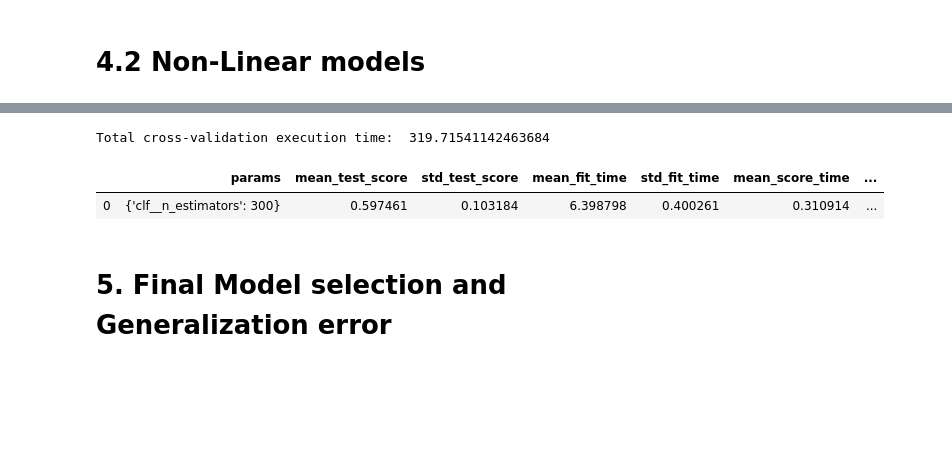
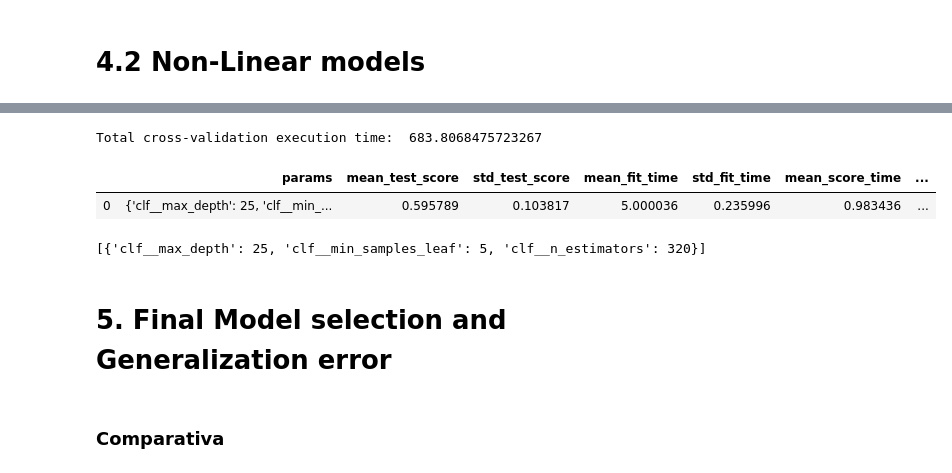
Before and after one commit to josebasierra/clasificacion-imagenes-mentales-APA, a Jupyter notebook: script.ipynb, the cells around one changed output, grey strips where cells are left out. Drawn from its saved outputs; the diff is of its cells as text; code cells hidden in the pictures; blank space fills up the shorter version.

```diff
--- a/script.ipynb
+++ b/script.ipynb
@@ -490,23 +526,31 @@ update_model("SVMRBF", SVMRBF_data, SVMRBF_model)
 # %%
 # pendiente mirar lab random forest para explorar hiperparametros
 from sklearn.ensemble import RandomForestClassifier
 
-pipeline = Pipeline([('scaler', scaler), ('clf', RandomForestClassifier( n_jobs=-1))])
+pipeline = Pipeline([('scaler', scaler),('clf', RandomForestClassifier( n_jobs=-1))])
 parameter_space = {
-    'clf__n_estimators': [80+n*20 for n in range(10,24)]
+    'clf__n_estimators': [260+n*20 for n in range(0,6)],
+    'clf__max_depth': [20+n*5 for n in range(0,4)],
+    'clf__min_samples_leaf': [5,10,15]
 }
 randomforest_model, randomforest_data = execute(pipeline, parameter_space)
 randomforest_data['model'] = 'Random Forest'
 randomforest_data
 # %% [output]
-Total cross-validation execution time:  319.71541142463684
+Total cross-validation execution time:  683.8068475723267
 |  | params | mean_test_score | std_test_score | mean_fit_time | std_fit_time | mean_score_time | ... |
-| 0 | {'clf__n_estimators': 300} | 0.597461 | 0.103184 | 6.398798 | 0.400261 | 0.310914 | ... |
+| 0 | {'clf__max_depth': 25, 'clf__min_... | 0.595789 | 0.103817 | 5.000036 | 0.235996 | 0.983436 | ... |
+# %%
+list(randomforest_data.params)
+# %% [output]
+[{'clf__max_depth': 25, 'clf__min_samples_leaf': 5, 'clf__n_estimators': 320}]
 # %%
 #After executing the upper block, updates the model if it is better than the previous one
 update_model("random_forest", randomforest_data, randomforest_model)
 # %% [markdown]
 # 5. Final Model selection and Generalization error
+# %% [markdown]
+### Comparativa
 # %%
 best_nbayes_data = get_data("nbayes")
 best_kneigh_data = get_data("Kneighbors")
```
Also changed, not shown: parts of 13 cells of this notebook, 10 other files.
